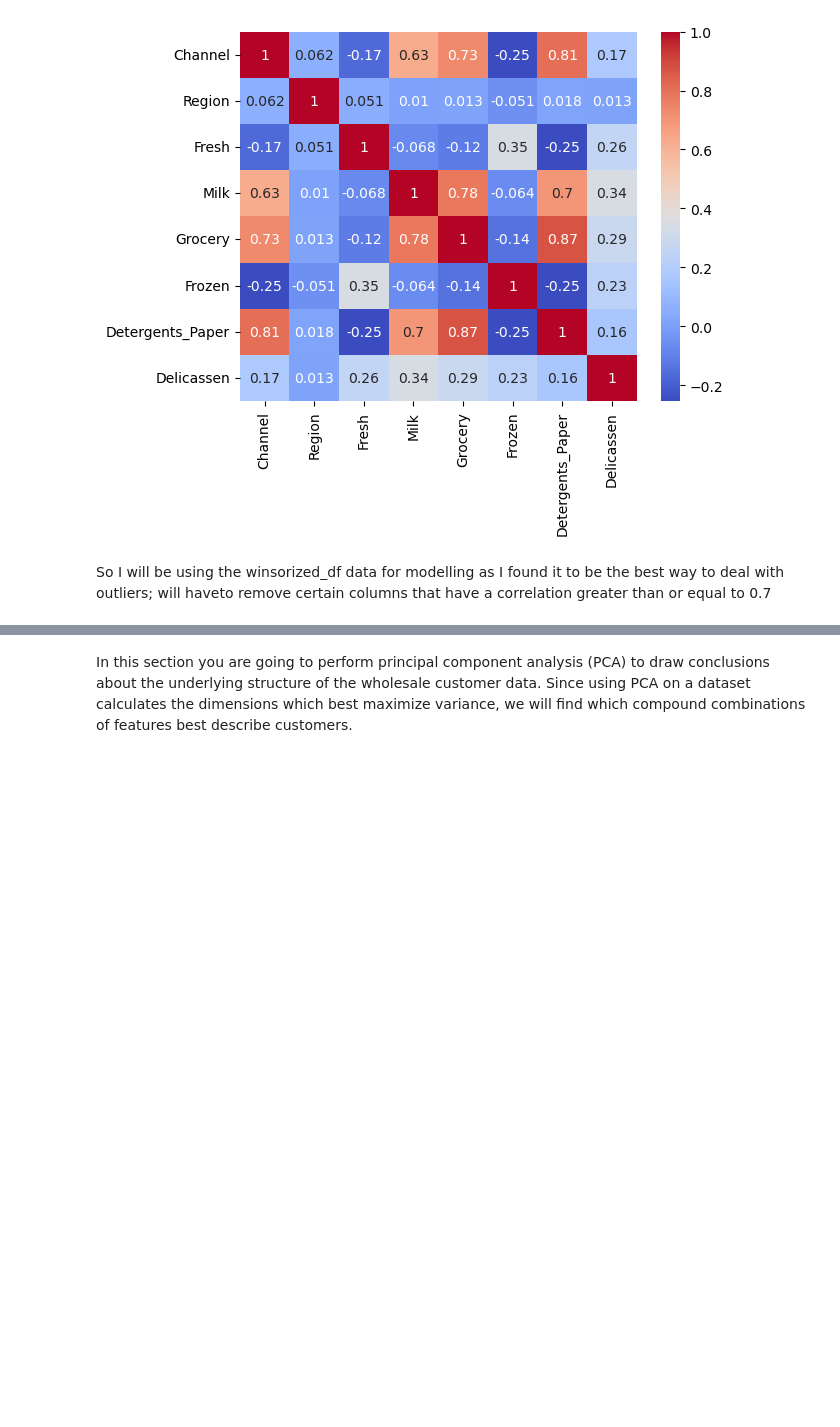
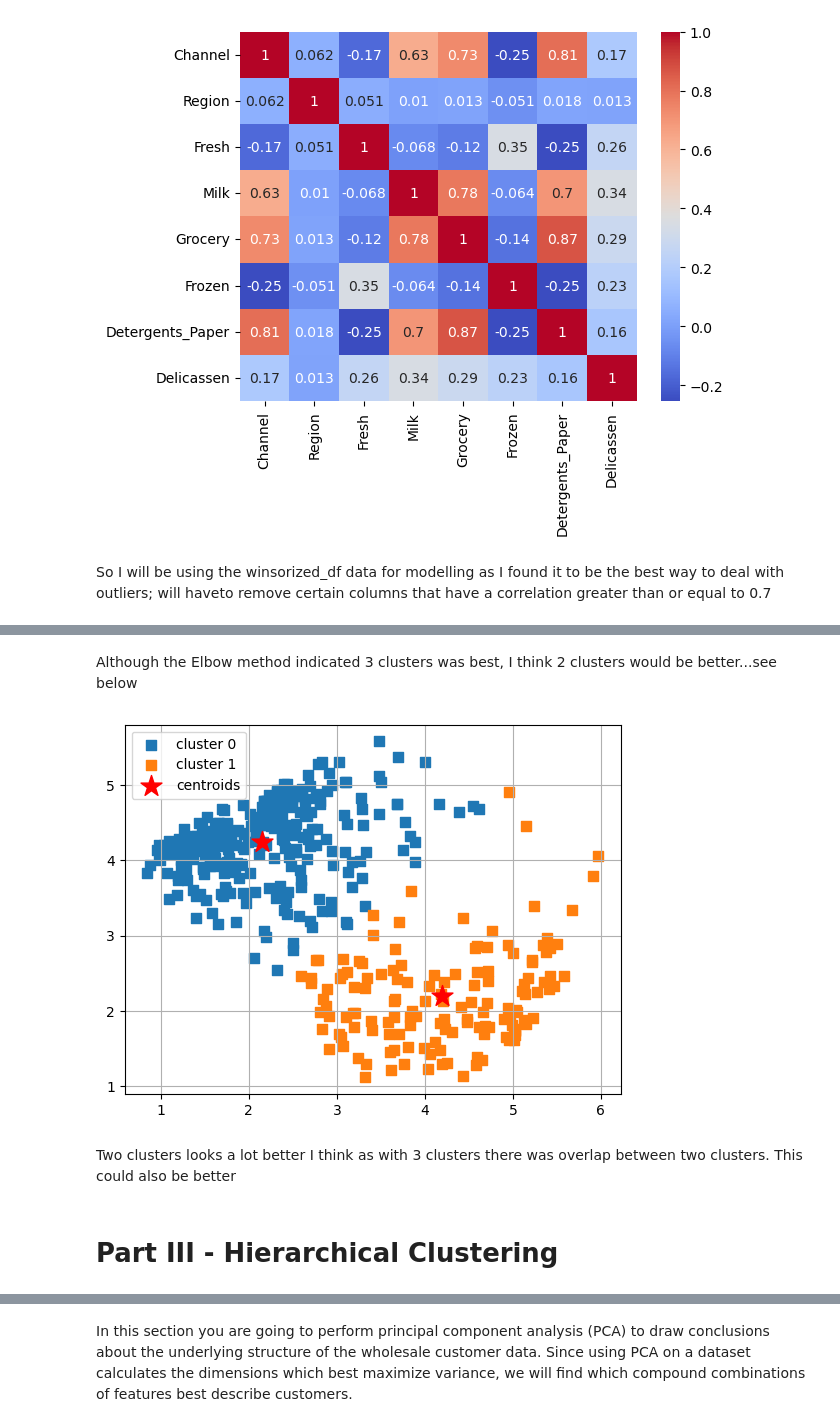
Before and after one commit to SBangarh/ml-project-unsupervised-learning, a Jupyter notebook: Unsupervised Learning - Project.ipynb, the cells around one changed output, grey strips where cells are left out. Cells and saved outputs as stored; diff of their text form; code cells hidden in the pictures; blank space fills up the shorter version.

```diff
--- a/Unsupervised Learning - Project.ipynb
+++ b/Unsupervised Learning - Project.ipynb
@@ -629,0 +729,28 @@ So I will be using the winsorized_df data for modelling as I found it to be the
+# %% [markdown]
+Although the Elbow method indicated 3 clusters was best, I think 2 clusters would be better...see below
+# %%
+#make a new pipeline for 2 clusters
+
+#declare clusters
+two_clusters = 2
+
+#declare steps
+kmean_steps = [('scaler', StandardScaler()), ('kmeans', KMeans(n_clusters=two_clusters, random_state=0))]
+
+#declare pipeline
+kmeans_pipeline = Pipeline(kmean_steps)
+
+#fit and transform the data
+X_km_2 = kmeans_pipeline.fit_transform(winsorized_df)
+
+#predict data
+y_km_2 = kmeans_pipeline.predict(winsorized_df)
+# %%
+ # plot clustering result
+plot_clusters(X_km_2, y_km_2, plt_cluster_centers= True)
+# %% [output]
+[figure, added]
+# %% [markdown]
+Two clusters looks a lot better I think as with 3 clusters there was overlap between two clusters. This could also be better
+# %% [markdown]
+# Part III - Hierarchical Clustering
```
Also changed, not shown: parts of 67 cells of this notebook, 1 other file.
